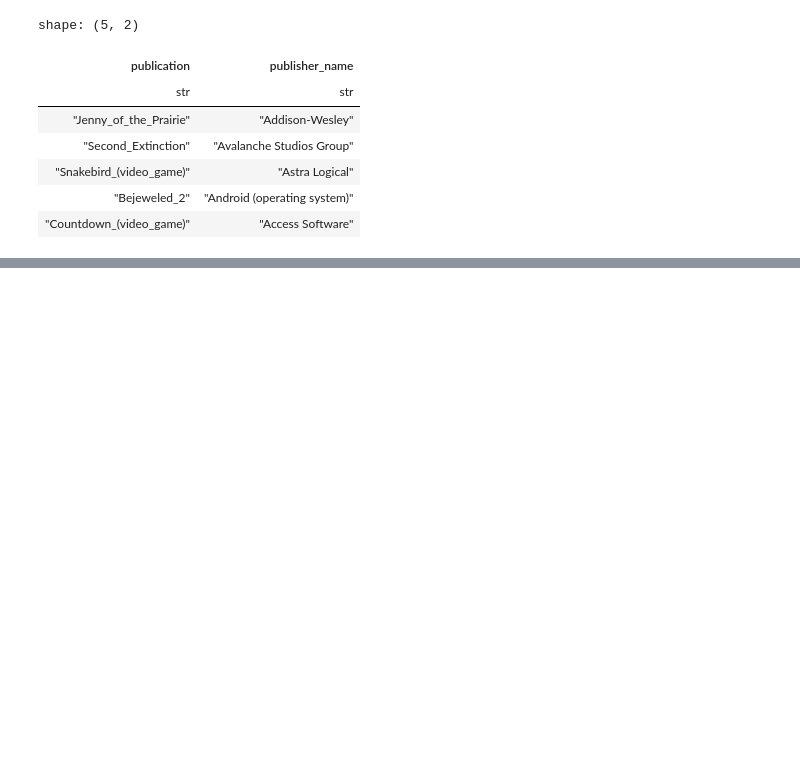
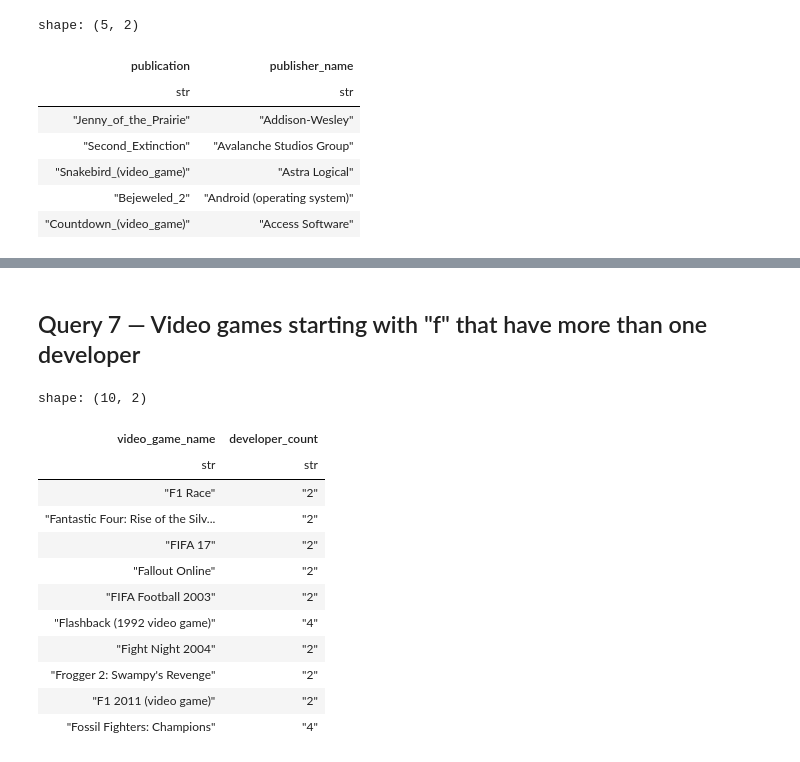
Before and after one commit to dusanparipovic/software-architecture-for-controlling-smart-grids, a Jupyter notebook: additional-queries/dbpedia/dbpedia.ipynb, the cells around one changed output, grey strips where cells are left out. Cells and saved outputs as stored; diff of their text form; code cells hidden in the pictures; blank space fills up the shorter version.

```diff
--- a/additional-queries/dbpedia/dbpedia.ipynb
+++ b/additional-queries/dbpedia/dbpedia.ipynb
@@ -209,0 +270,34 @@ shape: (5, 2)
+# %% [markdown]
+## Query 7 — Video games starting with "f" that have more than one developer
+# %%
+SAMPLE_QUERY_SEVEN = """
+PREFIX dbo: <http://dbpedia.org/ontology/>
+PREFIX rdfs: <http://www.w3.org/2000/01/rdf-schema#>
+SELECT ?video_game_name (COUNT(DISTINCT ?developer) AS ?developer_count) WHERE {
+  ?video_game dbo:developer ?developer ;
+              a dbo:VideoGame ;
+              rdfs:label ?video_game_name .
+
+  FILTER (lang(?video_game_name) = "en")
+  FILTER (STRSTARTS(LCASE(?video_game_name), "f"))
+}
+GROUP BY ?video_game_name
+HAVING (COUNT(DISTINCT ?developer) > 1)
+ORDER BY ?video_game_name
+LIMIT 10
+"""
+show_last_part_of_url(run_sparql(SAMPLE_QUERY_SEVEN))
+# %% [output]
+shape: (10, 2)
+| video_game_name | developer_count |
+| str | str |
+| "F1 Race" | "2" |
+| "Fantastic Four: Rise of the Silv... | "2" |
+| "FIFA 17" | "2" |
+| "Fallout Online" | "2" |
+| "FIFA Football 2003" | "2" |
+| "Flashback (1992 video game)" | "4" |
+| "Fight Night 2004" | "2" |
+| "Frogger 2: Swampy's Revenge" | "2" |
+| "F1 2011 (video game)" | "2" |
+| "Fossil Fighters: Champions" | "4" |
```
Also changed, not shown: parts of 20 cells of this notebook, 4 other files.
